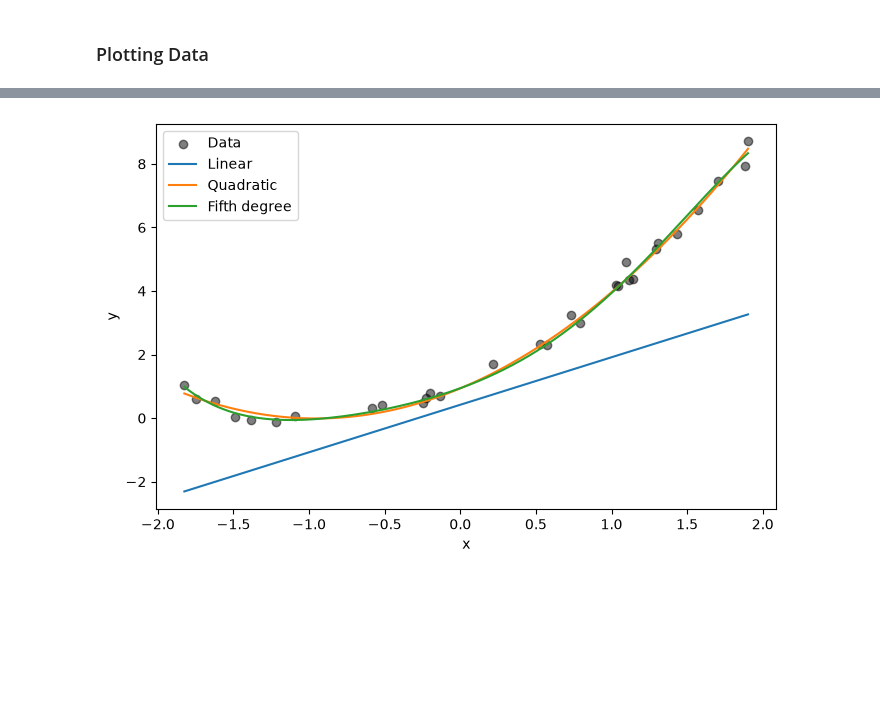
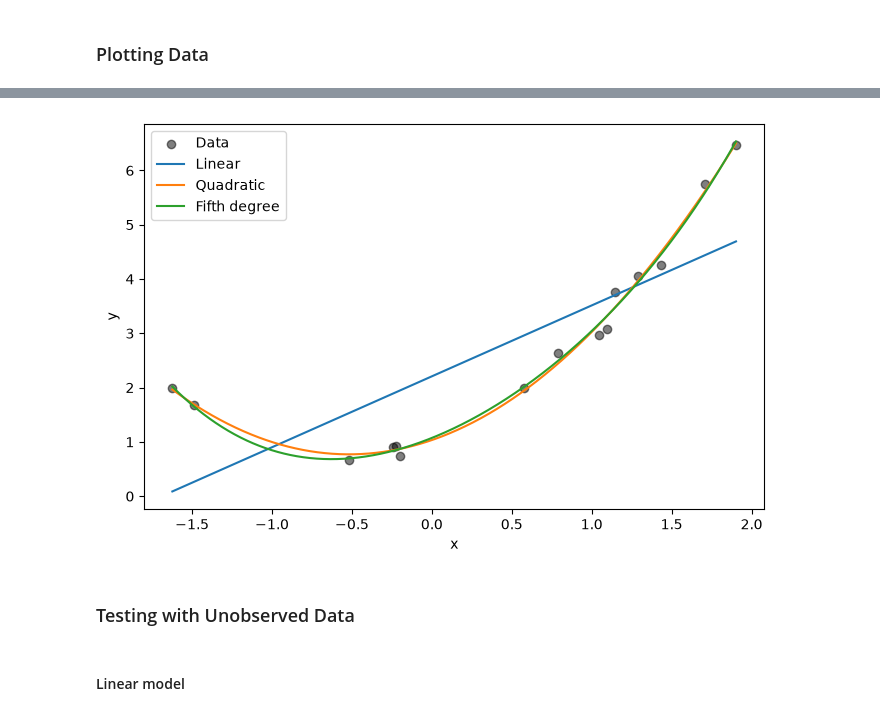
Before and after one commit to Hanifemam/bayesian_analysis, a Jupyter notebook: model_comparison/comparison_methods.ipynb, the cells around one changed output, grey strips where cells are left out. Drawn from its saved outputs; the diff is of its cells as text; code cells hidden in the pictures; blank space fills up the shorter version.

Commit message:
Models compared

```diff
--- a/model_comparison/comparison_methods.ipynb
+++ b/model_comparison/comparison_methods.ipynb
@@ -16,9 +16,9 @@ import pytensor
 ### Data Generation
 # %%
 rng = np.random.default_rng(seed=42)
-x = rng.uniform(-2, 2, size=30)
-e = rng.normal(loc=0, scale=0.25, size=30)
-y = 1 + 2 * x + x ** 2 + e
+x = rng.uniform(-2, 2, size=15)
+e = rng.normal(loc=0, scale=0.25, size=15)
+y = 1 + x + x ** 2 + e
 # %% [markdown]
 ### Plotting Data
 # %%
@@ -32,7 +32,7 @@ plt.show()
 # %%
 with pm.Model() as model_linear:
-    alpha1 = pm.Normal("alpha1", 0, 0.2)
-    beta1 = pm.Normal("beta_1", 0, 0.5)
+    alpha1 = pm.Normal("alpha1", 0, 100)
+    beta1 = pm.Normal("beta_1", 0, 100)
     sigma1 = pm.Exponential("sigma1", 1)
     mu1 = alpha1 + beta1 * x
     linear = pm.Normal("linear", mu=mu1, sigma=sigma1, observed=y)
@@ -48,8 +48,8 @@ Sampling 4 chains for 1_000 tune and 1_000 draw iterations (4_000 + 4_000 draws
 # %%
 with pm.Model() as model_quadratic:
-    alpha2 = pm.Normal("alpha2", 0, 0.2)
-    beta2_1 = pm.Normal("beta_2_1", 0, 0.5)
-    beta2_2 = pm.Normal("beta_2_2", 0, 0.5)
+    alpha2 = pm.Normal("alpha2", 0, 100)
+    beta2_1 = pm.Normal("beta_2_1", 0, 100)
+    beta2_2 = pm.Normal("beta_2_2", 0, 1)
     sigma2 = pm.Exponential("sigma2", 1)
     mu2 = alpha2 + beta2_1 * x + beta2_2 * x ** 2
     quadratic = pm.Normal("Quadratic", mu=mu2, sigma=sigma2, observed=y)
@@ -65,11 +65,11 @@ Sampling 4 chains for 1_000 tune and 1_000 draw iterations (4_000 + 4_000 draws
 # %%
 with pm.Model() as model_fifth:
-    alpha5 = pm.Normal("alpha2", 0, 0.2)
-    beta5_1 = pm.Normal("beta_5_1", 0, 0.5)
-    beta5_2 = pm.Normal("beta_5_2", 0, 0.5)
-    beta5_3 = pm.Normal("beta_5_3", 0, 0.5)
-    beta5_4 = pm.Normal("beta_5_4", 0, 0.5)
-    beta5_5 = pm.Normal("beta_5_5", 0, 0.5)
+    alpha5 = pm.Normal("alpha5", 0, 100)
+    beta5_1 = pm.Normal("beta_5_1", 0, 100)
+    beta5_2 = pm.Normal("beta_5_2", 0, 100)
+    beta5_3 = pm.Normal("beta_5_3", 0, 100)
+    beta5_4 = pm.Normal("beta_5_4", 0, 100)
+    beta5_5 = pm.Normal("beta_5_5", 0, 100)
     sigma5 = pm.Exponential("sigma5", 1)
     mu5 = (
         alpha5
@@ -93,23 +95,25 @@ There were 5 divergences after tuning. Increase `target_accept` or reparameteriz
 # %%
 xx = np.linspace(x.min(), x.max(), 1000)
 
 models = [
     (trace1, ["alpha1", "beta_1"], "Linear"),
     (trace2, ["alpha2", "beta_2_1", "beta_2_2"], "Quadratic"),
-    (trace5, ["alpha2"] + [f"beta_5_{i}" for i in range(1, 6)], "Fifth degree"),
+    (trace5, ["alpha5"] + [f"beta_5_{i}" for i in range(1, 6)], "Fifth degree"),
 ]
 
 plt.figure(figsize=(8, 5))
 plt.scatter(x, y, color="black", alpha=0.5, label="Data")
 
 for trace, names, label in models:
     coefficients = [float(trace.posterior[name].mean()) for name in names]
     yy = np.polynomial.polynomial.polyval(xx, coefficients)
     plt.plot(xx, yy, label=label)
 
 plt.xlabel("x")
 plt.ylabel("y")
 plt.legend()
 plt.show()
 # %% [output]
-[figure, old version]
+[figure, new version]
+# %% [markdown]
+### Testing with Unobserved Data
@@ -115,0 +124,2 @@ plt.show()
+# %% [markdown]
+#### Linear model
```
Also changed, not shown: parts of 9 cells of this notebook.
